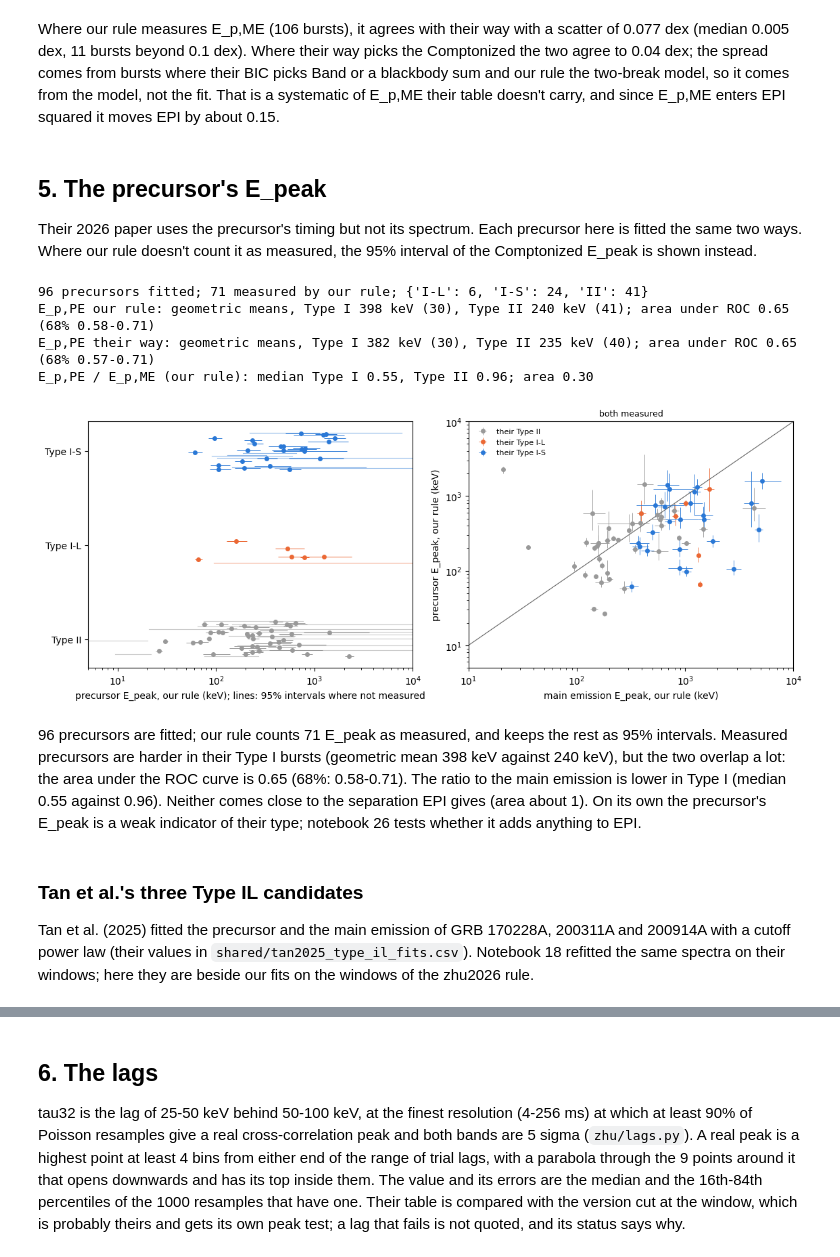
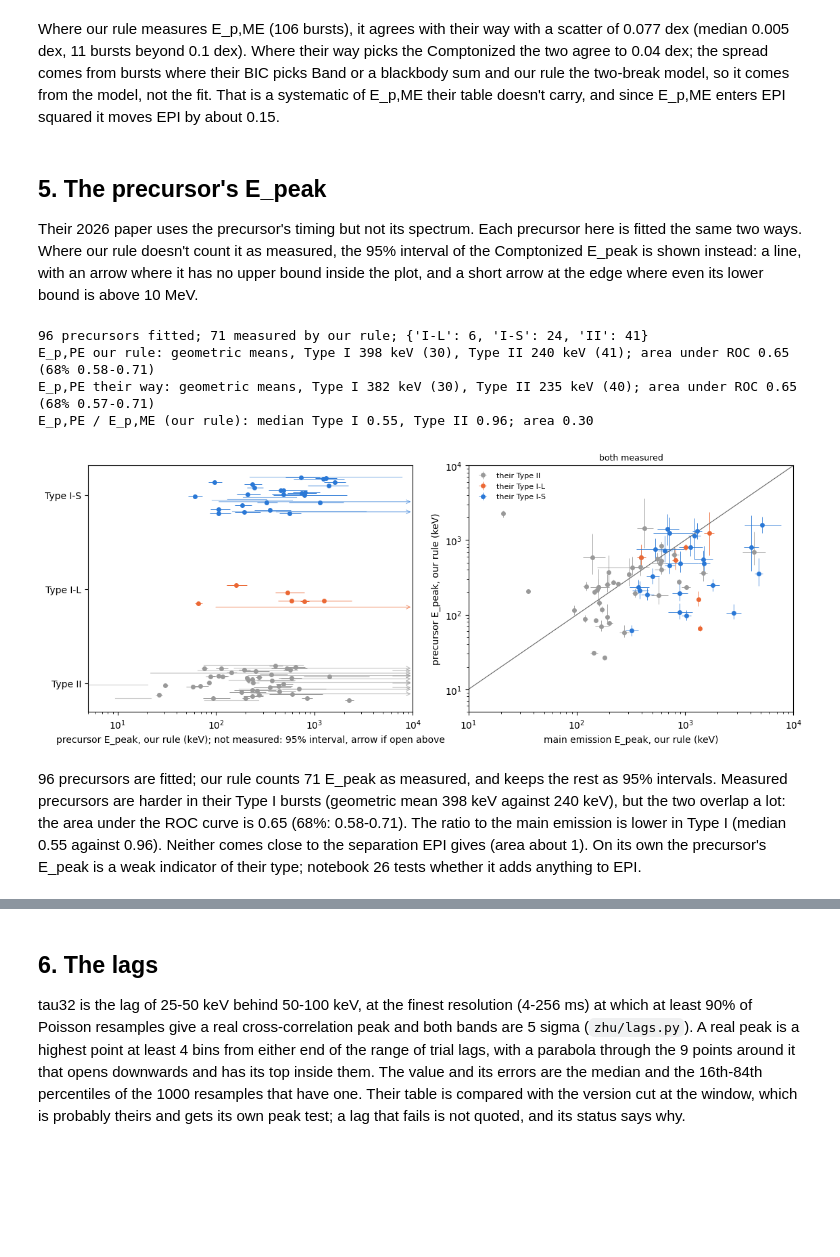
Before and after one commit to idbl2004/mphys-project, a Jupyter notebook: ignacio/24_zhu_spectra_and_lags.ipynb, the cells around one changed output, grey strips where cells are left out. Drawn from its saved outputs; the diff is of its cells as text; code cells hidden in the pictures; blank space fills up the shorter version.

```diff
--- a/ignacio/24_zhu_spectra_and_lags.ipynb
+++ b/ignacio/24_zhu_spectra_and_lags.ipynb
@@ -250,7 +250,7 @@ doesn't carry, and since E_p,ME enters EPI squared it moves EPI by about 0.15.
 # %% [markdown]
 ## 5. The precursor's E_peak
 
-Their 2026 paper uses the precursor's timing but not its spectrum. Each precursor here is fitted the same two ways. Where our rule doesn't count it as measured, the 95% interval of the Comptonized E_peak is shown instead.
+Their 2026 paper uses the precursor's timing but not its spectrum. Each precursor here is fitted the same two ways. Where our rule doesn't count it as measured, the 95% interval of the Comptonized E_peak is shown instead: a line, with an arrow where it has no upper bound inside the plot, and a short arrow at the edge where even its lower bound is above 10 MeV.
 # %%
 pe = ours[["Type", "sigma_PE", "measured_PE", "Ep_PE_zhu", "Ep_PE_zhu_lo", "Ep_PE_zhu_hi", "model_PE_zhu", "Ep_PE_ours", "Ep_PE_ours_lo", "Ep_PE_ours_hi",
             "model_PE_ours", "Ep_PE_cpl_limit_lo", "Ep_PE_cpl_limit_hi", "Ep_ME_ours", "Ep_ME_ours_lo", "Ep_ME_ours_hi", "Ep_ME_zhu", "measured_ME"]].copy()
@@ -282,43 +282,42 @@ E_p,PE / E_p,ME (our rule): median Type I 0.55, Type II 0.96; area 0.30
 fig, axes = plt.subplots(1, 2, figsize=(11.5, 4.6))
 ax = axes[0]
 rng = np.random.default_rng(2)
 rows_y = {"II": 0, "I-L": 1, "I-S": 2}
 for kind, y in rows_y.items():
     sel = pe[pe.Type == kind]
     m = sel[sel.measured_PE == True]
     jitter = rng.uniform(-0.2, 0.2, len(m))
     ax.errorbar(m.Ep_PE_ours, y + jitter, xerr=[m.Ep_PE_ours_lo.fillna(0), m.Ep_PE_ours_hi.fillna(0)], fmt="o", ms=4, color=COLOURS[kind], elinewidth=0.7)
     u = sel[sel.measured_PE != True].dropna(subset=["Ep_PE_cpl_limit_lo"])
     jitter = rng.uniform(-0.2, 0.2, len(u))
     for (lo, hi), yy in zip(u[["Ep_PE_cpl_limit_lo", "Ep_PE_cpl_limit_hi"]].values, y + jitter):
-        ax.plot([lo, hi if np.isfinite(hi) else 1e4], [yy, yy], color=COLOURS[kind], lw=0.8, alpha=0.5)
+        if np.isfinite(hi) and hi <= 1e4:
+            ax.plot([lo, hi], [yy, yy], color=COLOURS[kind], lw=0.8, alpha=0.5)
+        else:
+            ax.annotate("", xy=(1e4, yy), xytext=(min(lo, 6e3), yy), arrowprops=dict(arrowstyle="->", color=COLOURS[kind], lw=0.8, alpha=0.6))
 ax.set_xscale("log"); ax.set_xlim(5, 1e4)
 ax.set_yticks(list(rows_y.values()), [f"Type {k}" for k in rows_y])
-ax.set_xlabel("precursor E_peak, our rule (keV); lines: 95% intervals where not measured")
+ax.set_xlabel("precursor E_peak, our rule (keV); not measured: 95% interval, arrow if open above")
 ax = axes[1]
 for kind in ("II", "I-L", "I-S"):
     sel = both[(both.Type == kind)].dropna(subset=["Ep_ME_ours"])
     ax.errorbar(sel.Ep_ME_ours, sel.Ep_PE_ours, xerr=[sel.Ep_ME_ours_lo.fillna(0), sel.Ep_ME_ours_hi.fillna(0)],
                 yerr=[sel.Ep_PE_ours_lo.fillna(0), sel.Ep_PE_ours_hi.fillna(0)], fmt="o", ms=4, color=COLOURS[kind], elinewidth=0.6,
                 label=f"their Type {kind}")
 lim = [10, 1e4]
 ax.plot(lim, lim, color="0.4", lw=0.8)
 ax.set_xscale("log"); ax.set_yscale("log"); ax.set_xlim(lim); ax.set_ylim(5, 1e4)
 ax.set_xlabel("main emission E_peak, our rule (keV)"); ax.set_ylabel("precursor E_peak, our rule (keV)")
 ax.set_title("both measured", fontsize=9)
 ax.legend(frameon=False, fontsize=8)
 fig.tight_layout()
 fig.savefig(FIGURES / "24_precursor_epeak.png", dpi=140)
 plt.show()
 # %% [output]
-[figure, old version]
+[figure, new version]
 # %% [markdown]
 96 precursors are fitted; our rule counts 71 E_peak as measured, and keeps the rest as 95% intervals. Measured precursors are
 harder in their Type I bursts (geometric mean 398 keV against 240 keV), but the two overlap a lot: the area under the ROC curve is
 0.65 (68%: 0.58-0.71). The ratio to the main emission is lower in Type I (median 0.55 against 0.96). Neither comes close to the
 separation EPI gives (area about 1). On its own the precursor's E_peak is a weak indicator of their type; notebook 26 tests whether it
 adds anything to EPI.
-# %% [markdown]
-### Tan et al.'s three Type IL candidates
-
-Tan et al. (2025) fitted the precursor and the main emission of GRB 170228A, 200311A and 200914A with a cutoff power law (their values in `shared/tan2025_type_il_fits.csv`). Notebook 18 refitted the same spectra on their windows; here they are beside our fits on the windows of the zhu2026 rule.
```
Also changed, not shown: parts of 11 cells of this notebook, 1 other file.
